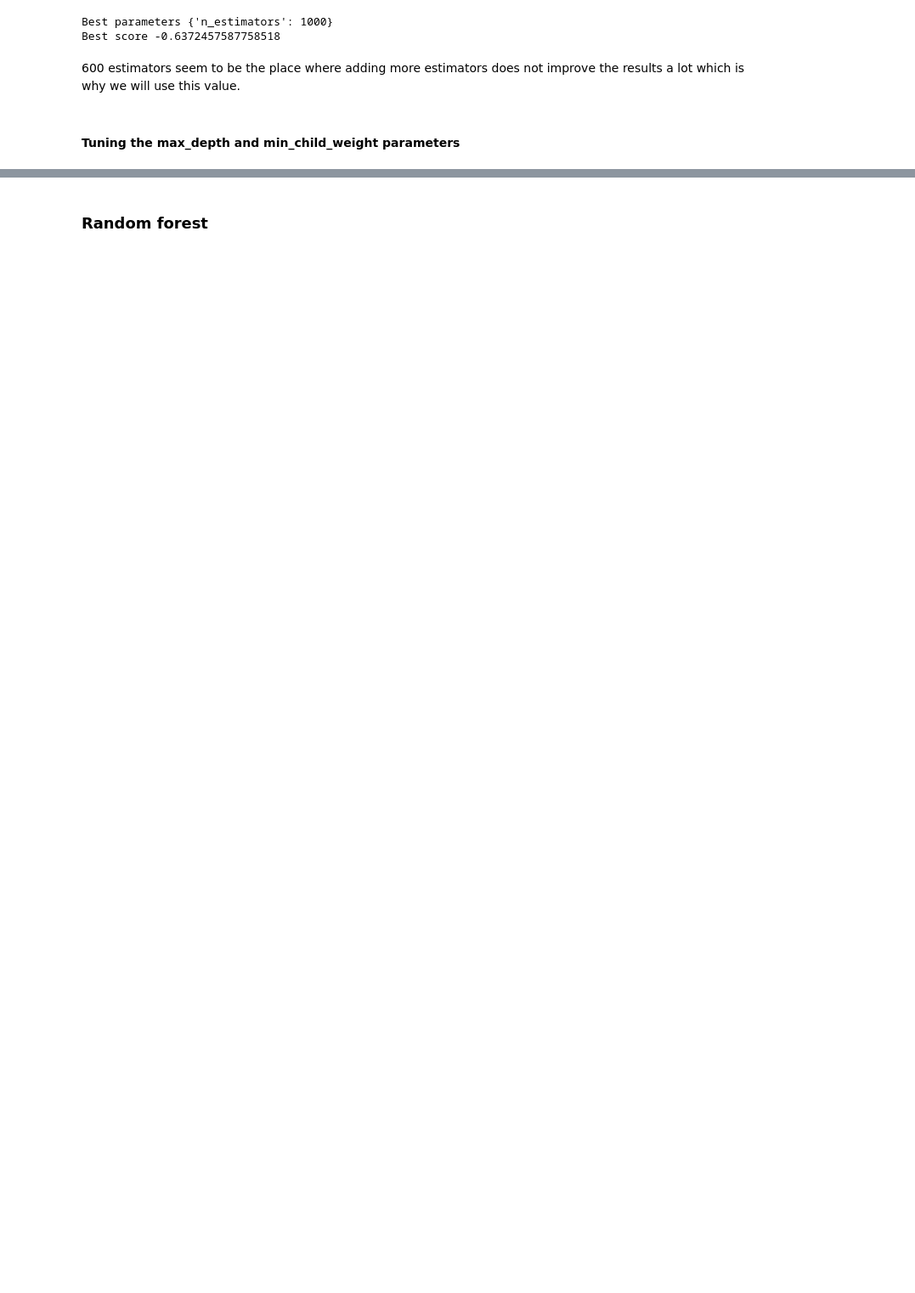
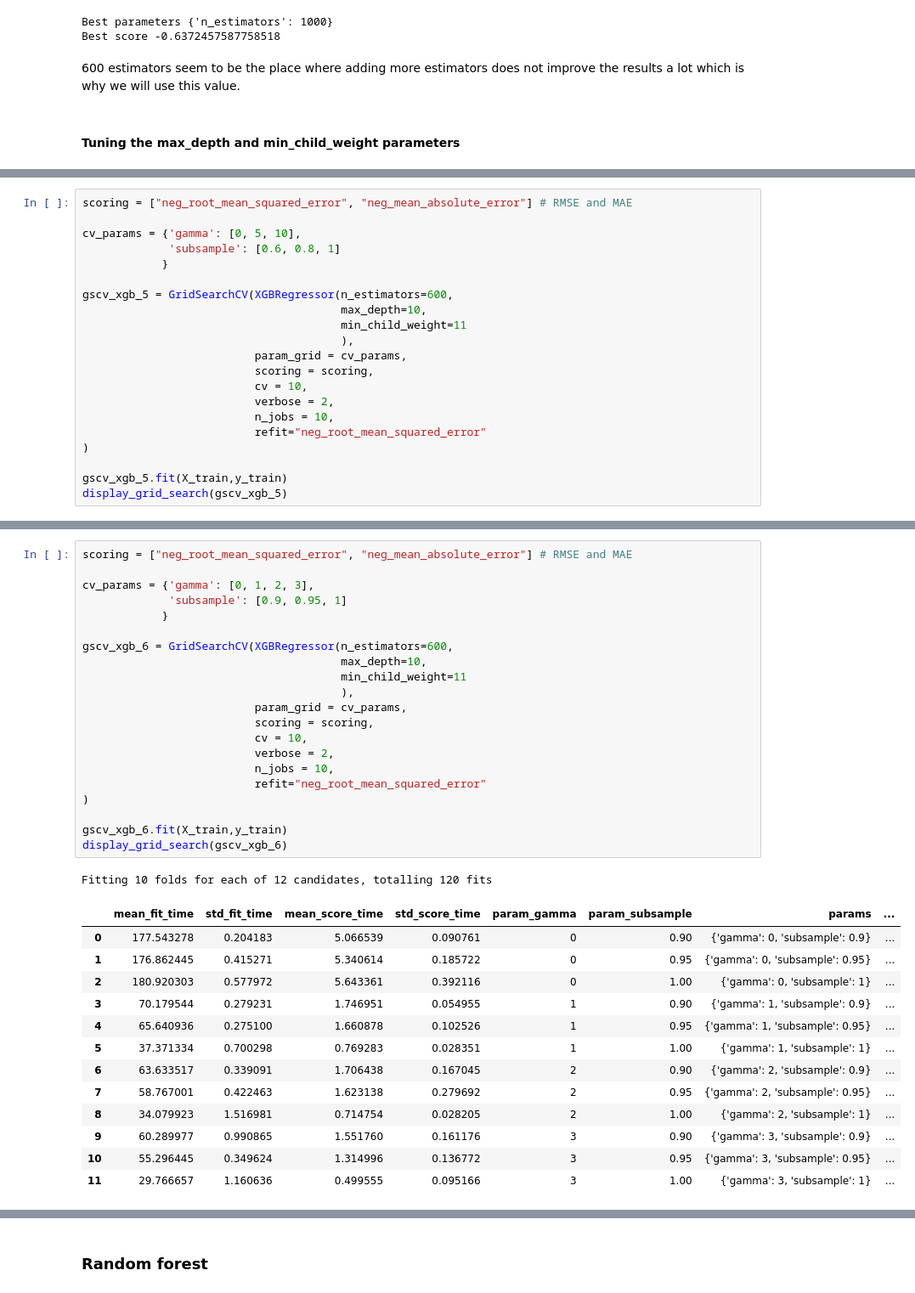
Before and after one commit to anpirott/thesis, a Jupyter notebook: notebooks/ML/method_ML/model_A/fine_tuned_models/MIST/Base/fine_tuned_models.ipynb, the cells around one changed output, grey strips where cells are left out. Shown at 85% size. Saved outputs shown, nothing was run; the diff lists cells and outputs as text; blank space fills up the shorter version.

```diff
--- a/notebooks/ML/method_ML/model_A/fine_tuned_models/MIST/Base/fine_tuned_models.ipynb
+++ b/notebooks/ML/method_ML/model_A/fine_tuned_models/MIST/Base/fine_tuned_models.ipynb
@@ -311,0 +281,21 @@ SystemExit: 1
+# %%
+scoring = ["neg_root_mean_squared_error", "neg_mean_absolute_error"] # RMSE and MAE
+
+cv_params = {'gamma': [0, 5, 10],
+             'subsample': [0.6, 0.8, 1]
+            }
+
+gscv_xgb_5 = GridSearchCV(XGBRegressor(n_estimators=600,
+                                       max_depth=10,
+                                       min_child_weight=11
+                                       ),
+                          param_grid = cv_params,
+                          scoring = scoring,
+                          cv = 10,
+                          verbose = 2,
+                          n_jobs = 10,
+                          refit="neg_root_mean_squared_error"
+)
+
+gscv_xgb_5.fit(X_train,y_train)
+display_grid_search(gscv_xgb_5)
@@ -311,0 +316,36 @@ SystemExit: 1
+# %%
+scoring = ["neg_root_mean_squared_error", "neg_mean_absolute_error"] # RMSE and MAE
+
+cv_params = {'gamma': [0, 1, 2, 3],
+             'subsample': [0.9, 0.95, 1]
+            }
+
+gscv_xgb_6 = GridSearchCV(XGBRegressor(n_estimators=600,
+                                       max_depth=10,
+                                       min_child_weight=11
+                                       ),
+                          param_grid = cv_params,
+                          scoring = scoring,
+                          cv = 10,
+                          verbose = 2,
+                          n_jobs = 10,
+                          refit="neg_root_mean_squared_error"
+)
+
+gscv_xgb_6.fit(X_train,y_train)
+display_grid_search(gscv_xgb_6)
+# %% [output]
+Fitting 10 folds for each of 12 candidates, totalling 120 fits
+|  | mean_fit_time | std_fit_time | mean_score_time | std_score_time | param_gamma | param_subsample | params | ... |
+| 0 | 177.543278 | 0.204183 | 5.066539 | 0.090761 | 0 | 0.90 | {'gamma': 0, 'subsample': 0.9} | ... |
+| 1 | 176.862445 | 0.415271 | 5.340614 | 0.185722 | 0 | 0.95 | {'gamma': 0, 'subsample': 0.95} | ... |
+| 2 | 180.920303 | 0.577972 | 5.643361 | 0.392116 | 0 | 1.00 | {'gamma': 0, 'subsample': 1} | ... |
+| 3 | 70.179544 | 0.279231 | 1.746951 | 0.054955 | 1 | 0.90 | {'gamma': 1, 'subsample': 0.9} | ... |
+| 4 | 65.640936 | 0.275100 | 1.660878 | 0.102526 | 1 | 0.95 | {'gamma': 1, 'subsample': 0.95} | ... |
+| 5 | 37.371334 | 0.700298 | 0.769283 | 0.028351 | 1 | 1.00 | {'gamma': 1, 'subsample': 1} | ... |
+| 6 | 63.633517 | 0.339091 | 1.706438 | 0.167045 | 2 | 0.90 | {'gamma': 2, 'subsample': 0.9} | ... |
+| 7 | 58.767001 | 0.422463 | 1.623138 | 0.279692 | 2 | 0.95 | {'gamma': 2, 'subsample': 0.95} | ... |
+| 8 | 34.079923 | 1.516981 | 0.714754 | 0.028205 | 2 | 1.00 | {'gamma': 2, 'subsample': 1} | ... |
+| 9 | 60.289977 | 0.990865 | 1.551760 | 0.161176 | 3 | 0.90 | {'gamma': 3, 'subsample': 0.9} | ... |
+| 10 | 55.296445 | 0.349624 | 1.314996 | 0.136772 | 3 | 0.95 | {'gamma': 3, 'subsample': 0.95} | ... |
+| 11 | 29.766657 | 1.160636 | 0.499555 | 0.095166 | 3 | 1.00 | {'gamma': 3, 'subsample': 1} | ... |
```
Also changed, not shown: parts of 22 cells of this notebook, 3 other files.
